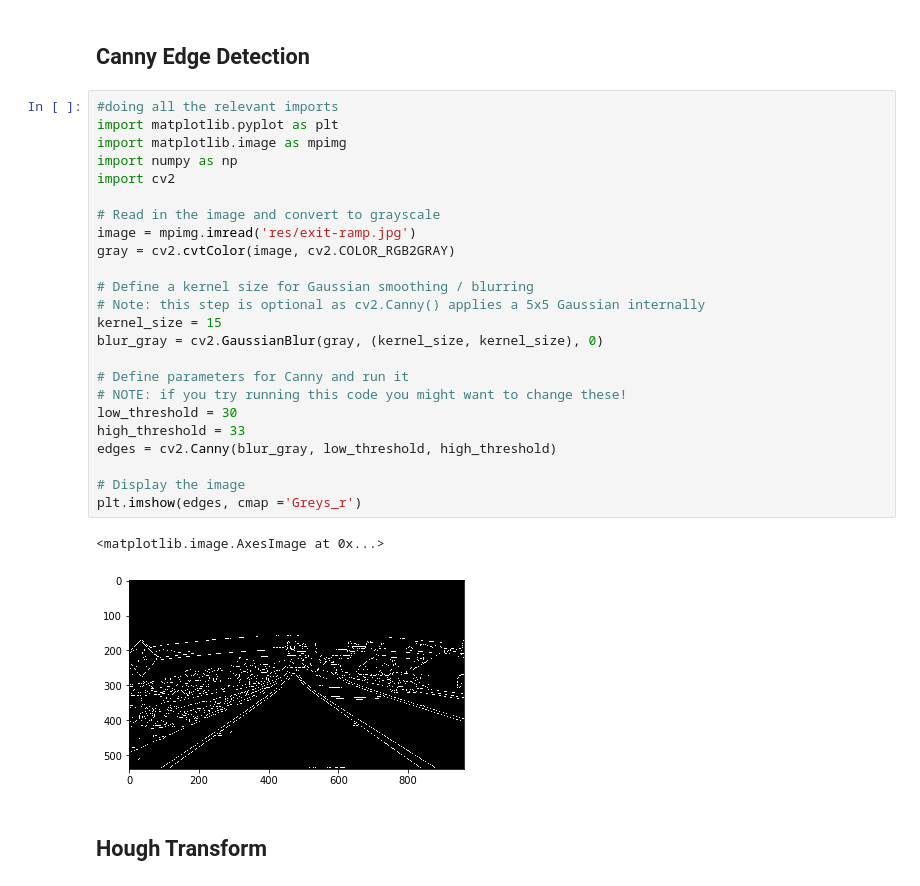
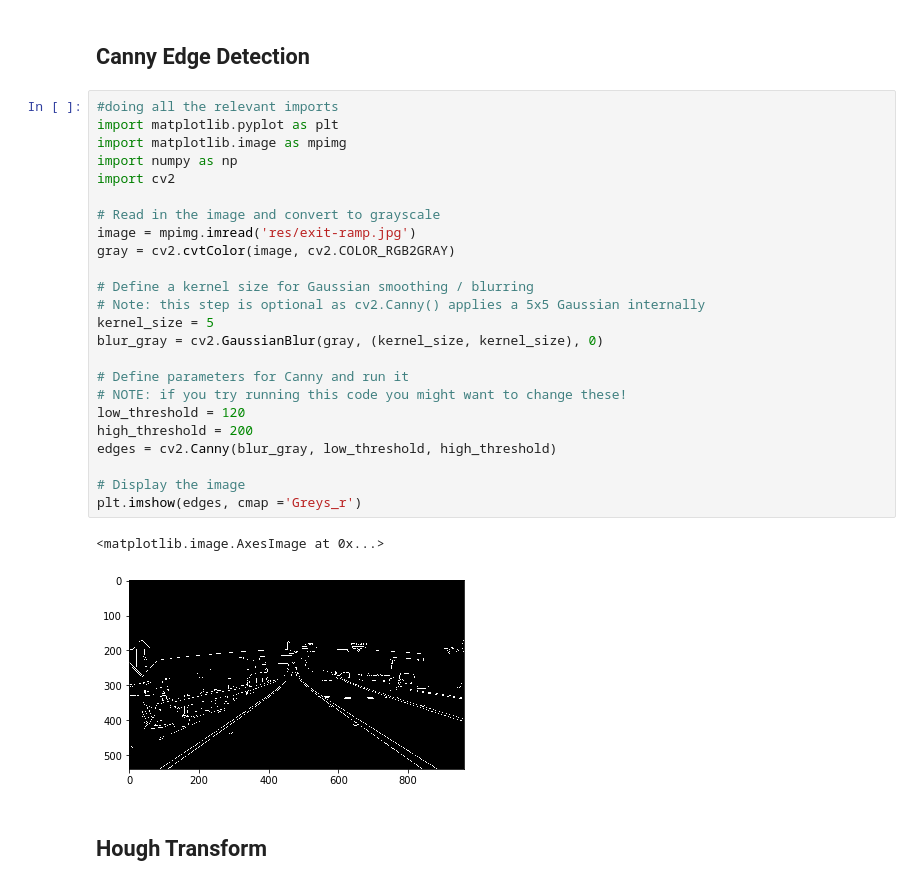
Before and after one commit to st9007a/auto-driving-project1, a Jupyter notebook: FindingLaneLines.ipynb, the cells around one changed output. Drawn from its saved outputs; the diff is of its cells as text.

```diff
--- a/FindingLaneLines.ipynb
+++ b/FindingLaneLines.ipynb
@@ -97,30 +97,30 @@ plt.imshow(line_image)
 # %%
 #doing all the relevant imports
 import matplotlib.pyplot as plt
 import matplotlib.image as mpimg
 import numpy as np
 import cv2
 
 # Read in the image and convert to grayscale
 image = mpimg.imread('res/exit-ramp.jpg')
 gray = cv2.cvtColor(image, cv2.COLOR_RGB2GRAY)
 
 # Define a kernel size for Gaussian smoothing / blurring
 # Note: this step is optional as cv2.Canny() applies a 5x5 Gaussian internally
-kernel_size = 15
+kernel_size = 5
 blur_gray = cv2.GaussianBlur(gray, (kernel_size, kernel_size), 0)
 
 # Define parameters for Canny and run it
 # NOTE: if you try running this code you might want to change these!
-low_threshold = 30
-high_threshold = 33
+low_threshold = 120
+high_threshold = 200
 edges = cv2.Canny(blur_gray, low_threshold, high_threshold)
 
 # Display the image
 plt.imshow(edges, cmap ='Greys_r')
 # %% [output]
 <matplotlib.image.AxesImage at 0x...>
-[figure, old version]
+[figure, new version]
 # %% [markdown]
 ## Hough Transform
 # %%
```
Also changed, not shown: parts of 2 cells of this notebook.
